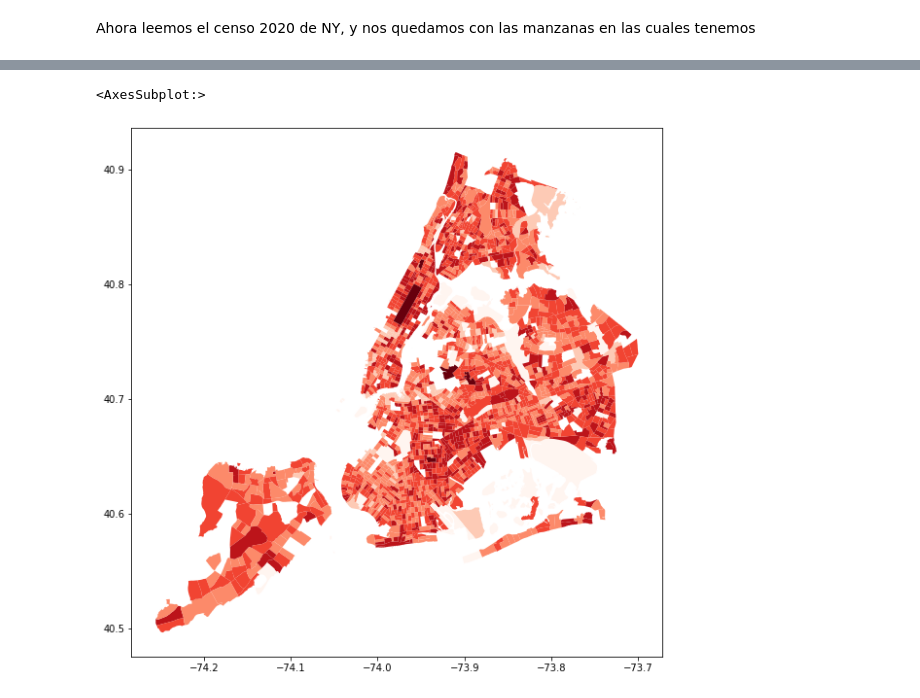
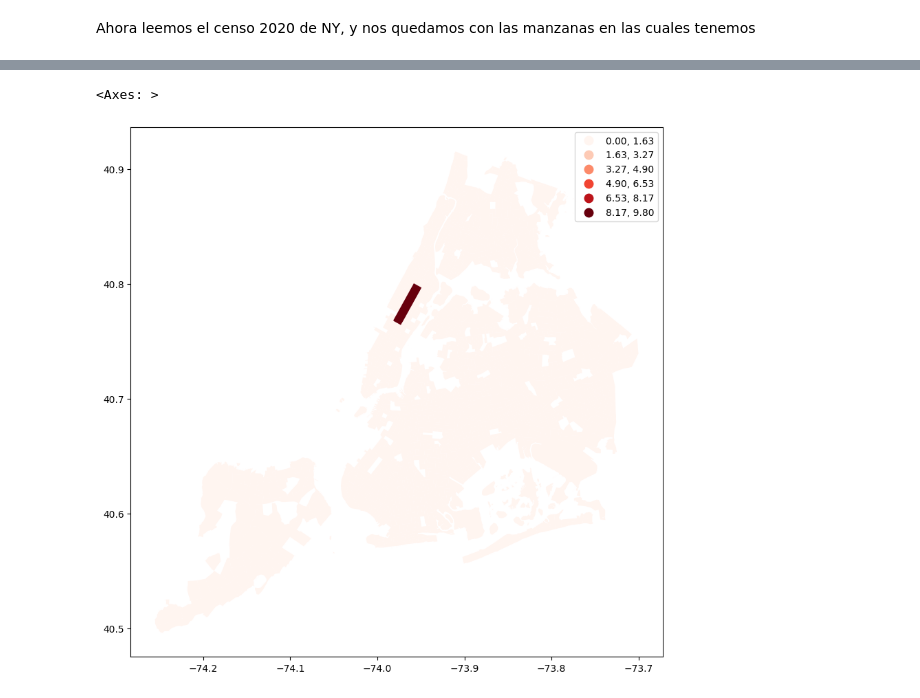
Before and after one commit to Larraguibel/HeatIslandsWV, a Jupyter notebook: violence_against_women.ipynb, the cells around one changed output, grey strips where cells are left out. Saved outputs shown, nothing was run; the diff lists cells and outputs as text; code cells hidden in the pictures.

```diff
--- a/violence_against_women.ipynb
+++ b/violence_against_women.ipynb
@@ -194,12 +192,12 @@ census_filtered = census_filtered[['CensusTract', 'TotalPop', 'Women']]
 squares = manz_filtered.merge(census_filtered, left_on='GEOID', right_on='CensusTract')
 squares = squares.drop('CensusTract', axis=1)
 # %%
-def proportion(TotalPop, women):
+def proportion(TotalPop, subgroup):
     if int(TotalPop) == 0:
         return 0
     else:
-        return int(women)/int(TotalPop)
+        return int(subgroup)/int(TotalPop)
 # %%
 squares['women_prop'] = squares.apply(lambda x: proportion(x.TotalPop, x.Women), axis=1)
-squares['crimes_prop'] = squares.apply(lambda x: proportion(x.Women, x.Women), axis=1)
+squares['crimes_prop'] = squares.apply(lambda x: proportion(x.Women, x.n_crimes), axis=1)
 squares.sample(3)
@@ -206,5 +216,5 @@ squares.sample(3)
 # %%
-squares.plot(column='women_prop', scheme='quantiles', k=6, cmap='Reds', figsize=(10,10))
+squares.plot(column='crimes_prop', scheme='EqualInterval', k=6, cmap='Reds', figsize=(10,10), legend=True)
 # %% [output]
-<AxesSubplot:>
+<Axes: >
-[figure, old version]
+[figure, new version]
```
Also changed, not shown: parts of 4 cells of this notebook.
